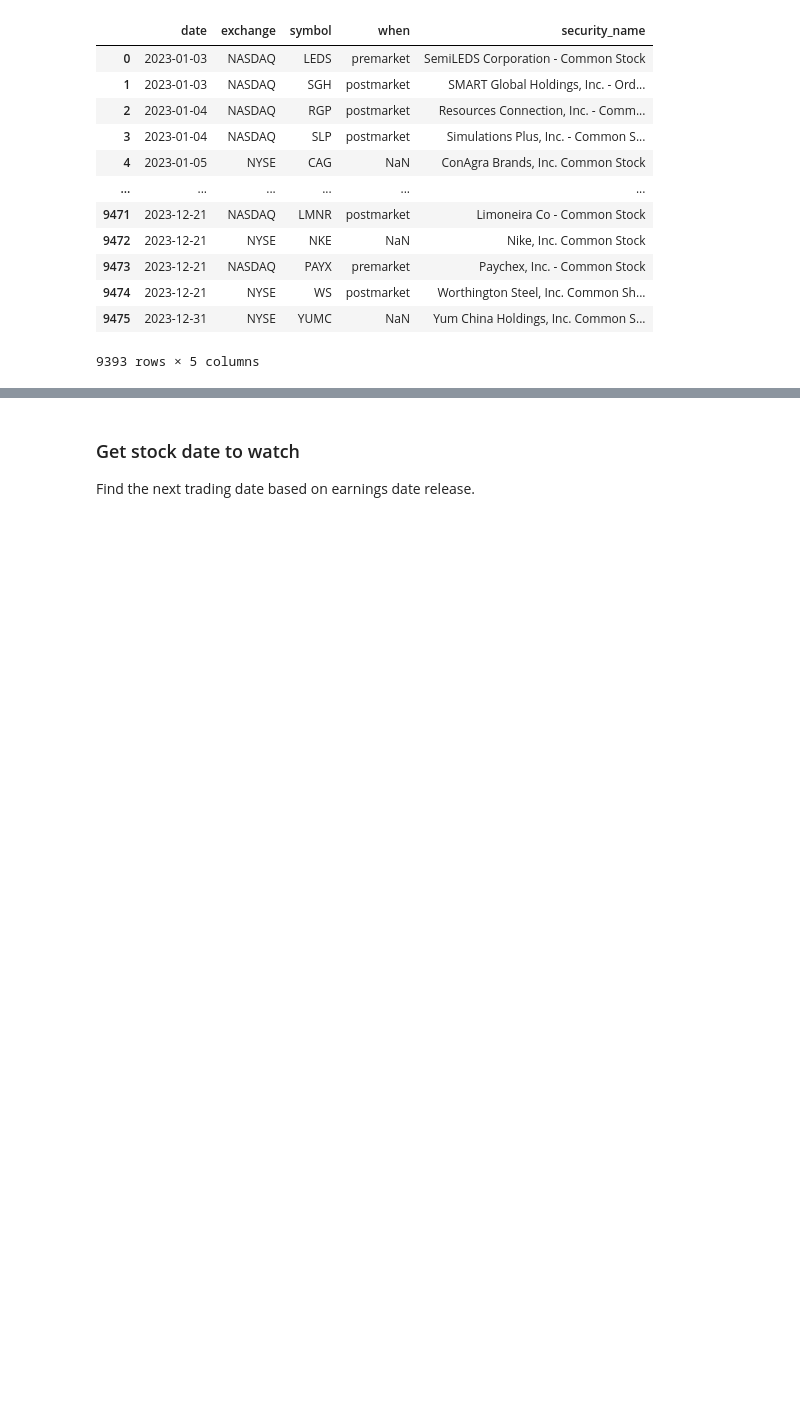
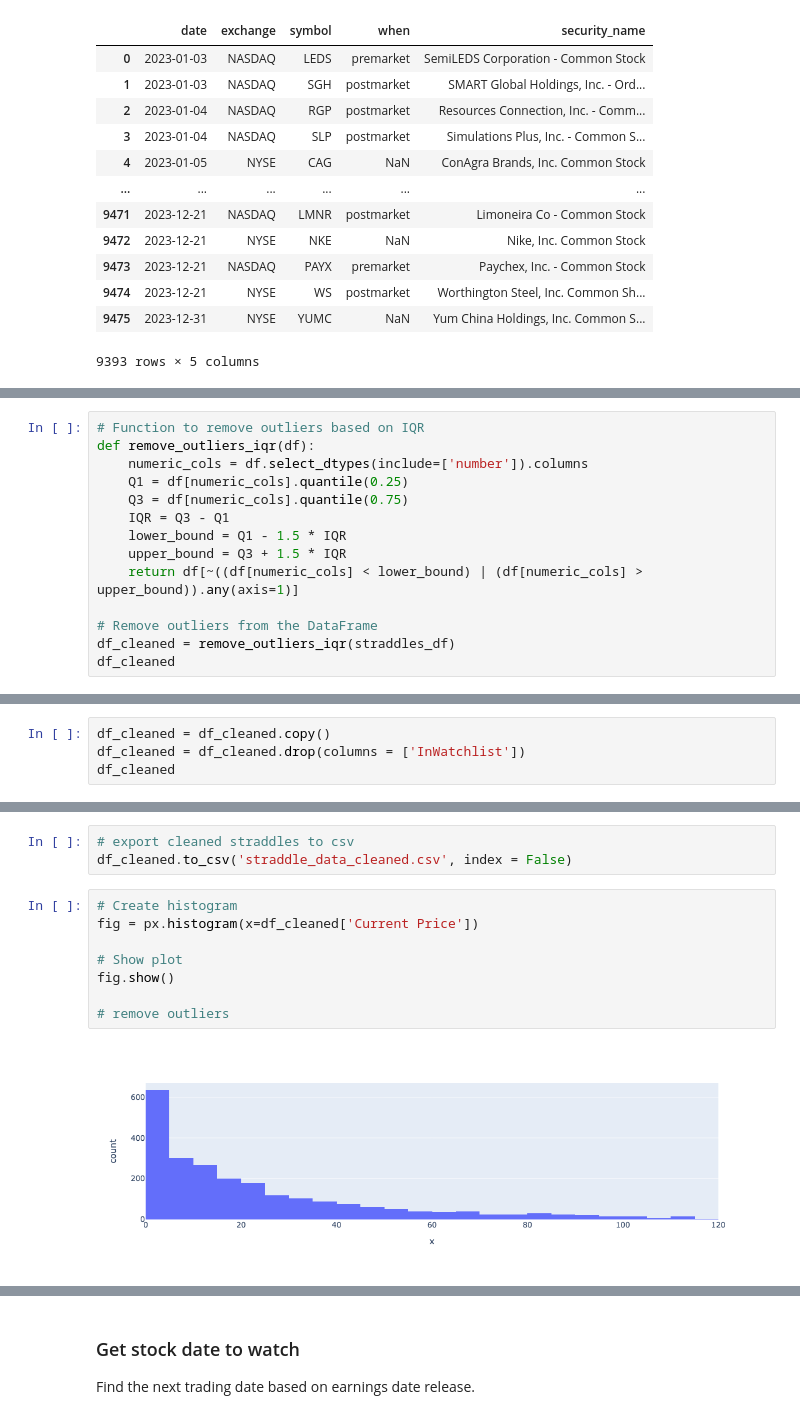
Before and after one commit to brigittesullivan/eps-stock-market-ml-project, a Jupyter notebook: 1_Data_Loading.ipynb, the cells around one changed output, grey strips where cells are left out. Drawn from its saved outputs; the diff is of its cells as text; blank space fills up the shorter version.

```diff
--- a/1_Data_Loading.ipynb
+++ b/1_Data_Loading.ipynb
@@ -206,0 +287,14 @@ earnings_df
+# %%
+# Function to remove outliers based on IQR
+def remove_outliers_iqr(df):
+    numeric_cols = df.select_dtypes(include=['number']).columns
+    Q1 = df[numeric_cols].quantile(0.25)
+    Q3 = df[numeric_cols].quantile(0.75)
+    IQR = Q3 - Q1
+    lower_bound = Q1 - 1.5 * IQR
+    upper_bound = Q3 + 1.5 * IQR
+    return df[~((df[numeric_cols] < lower_bound) | (df[numeric_cols] > upper_bound)).any(axis=1)]
+
+# Remove outliers from the DataFrame
+df_cleaned = remove_outliers_iqr(straddles_df)
+df_cleaned
@@ -206,0 +322,4 @@ earnings_df
+# %%
+df_cleaned = df_cleaned.copy()
+df_cleaned = df_cleaned.drop(columns = ['InWatchlist'])
+df_cleaned
@@ -206,0 +340,13 @@ earnings_df
+# %%
+# export cleaned straddles to csv
+df_cleaned.to_csv('straddle_data_cleaned.csv', index = False)
+# %%
+# Create histogram
+fig = px.histogram(x=df_cleaned['Current Price'])
+
+# Show plot
+fig.show()
+
+# remove outliers
+# %% [output]
+[figure, added]
```
Also changed, not shown: parts of 14 cells of this notebook, 3 other files.
